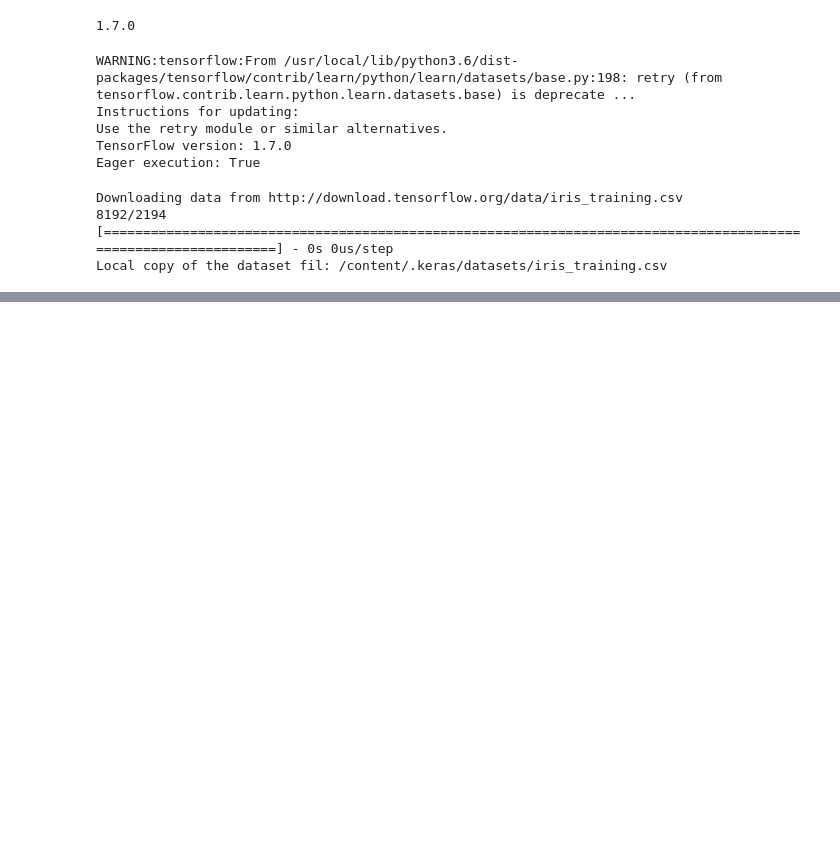
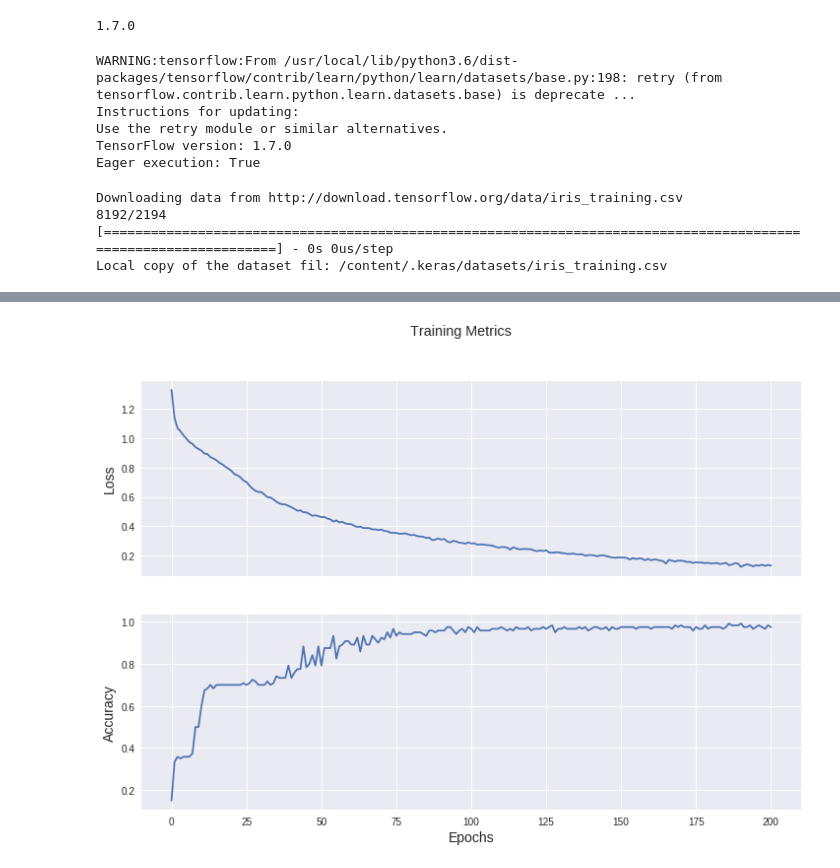
Before and after one commit to theimgclist/PracticeGround, a Jupyter notebook: TensorFlow Codealong/GettingStarted_EagerExecution/GettingStarted_EagerExecution.ipynb, the cells around one changed output, grey strips where cells are left out. Saved outputs shown, nothing was run; the diff lists cells and outputs as text; code cells hidden in the pictures; blank space fills up the shorter version.

```diff
--- a/TensorFlow Codealong/GettingStarted_EagerExecution/GettingStarted_EagerExecution.ipynb
+++ b/TensorFlow Codealong/GettingStarted_EagerExecution/GettingStarted_EagerExecution.ipynb
@@ -84,0 +97,6 @@ example label tf.Tensor(1, shape=(), dtype=int32)
+# %%
+model = tf.keras.Sequential([
+    tf.keras.layers.Dense(10,activation="relu", input_shape=(4,)),
+    tf.keras.layers.Dense(10,activation="relu"),
+    tf.keras.layers.Dense(3)
+])
@@ -84,0 +112,26 @@ example label tf.Tensor(1, shape=(), dtype=int32)
+# %%
+optimizer = tf.train.GradientDescentOptimizer(learning_rate=0.01)
+# %%
+train_loss_results = []
+train_accuracy_results = []
+num_epochs = 201
+for epoch in range(num_epochs):
+  epoch_loss_avg = tfe.metrics.Mean()
+  epoch_accuracy = tfe.metrics.Accuracy()
+  for x,y in tfe.Iterator(train_dataset):
+    #print("x and y are",x," ",y) # x and y are for minibatch of 32 examples/observations
+    # above line prints the first 32 rows of dataset since our batch by default is 32
+    grads = grad(model, x, y)
+    #print("model variables are",model.variables) # prints weights of each layer
+    # this prints all the weights, bias of each layer, very informative
+    # weights were given some random values and bias are all set to 0 in first iteration
+    optimizer.apply_gradients(zip(grads,model.variables),
+                             global_step=tf.train.get_or_create_global_step())
+    epoch_loss_avg(loss(model,x,y))
+    epoch_accuracy(tf.argmax(model(x),axis=1,output_type=tf.int32),y)
+  train_loss_results.append(epoch_loss_avg.result())
+  train_accuracy_results.append(epoch_accuracy.result())
+  if epoch % 50 == 0 :
+    print("Epoch {:03d}: Loss: {:.3f}, Accuracy: {:.3%}".format(epoch,
+                                                               epoch_loss_avg.result(),
+                                                               epoch_accuracy.result()))
@@ -84,0 +144,14 @@ example label tf.Tensor(1, shape=(), dtype=int32)
+# %%
+fig, axes = plt.subplots(2, sharex = True, figsize=(12,8)) # this generates two plots, one below the other, the x axis is shared which means, x axis is marked and labelled as a common axis
+fig.suptitle('Training Metrics') #suptitle sets the title for the whole plot, since we have multiple plots here
+# You can set the main figure title with fig.suptitle and subplot's titles with ax.set_title or by passing title to fig.add_subplot
+axes[0].set_ylabel("Loss",fontsize=14)
+# we created 2 subplots here. axes[0] refers the first plot and axes[1] refers to second plot
+axes[0].plot(train_loss_results)
+
+axes[1].set_ylabel("Accuracy", fontsize=14)
+axes[1].set_xlabel("Epochs",fontsize=14)
+axes[1].plot(train_accuracy_results)
+plt.show()
+# %% [output]
+[figure, added]
```
Also changed, not shown: parts of 10 cells of this notebook.
